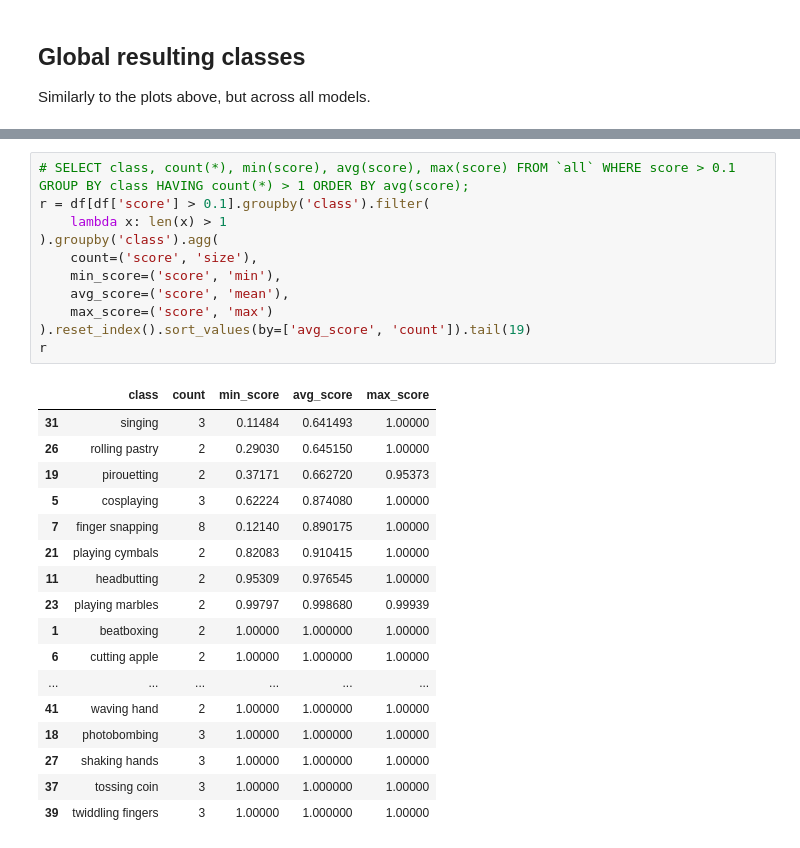
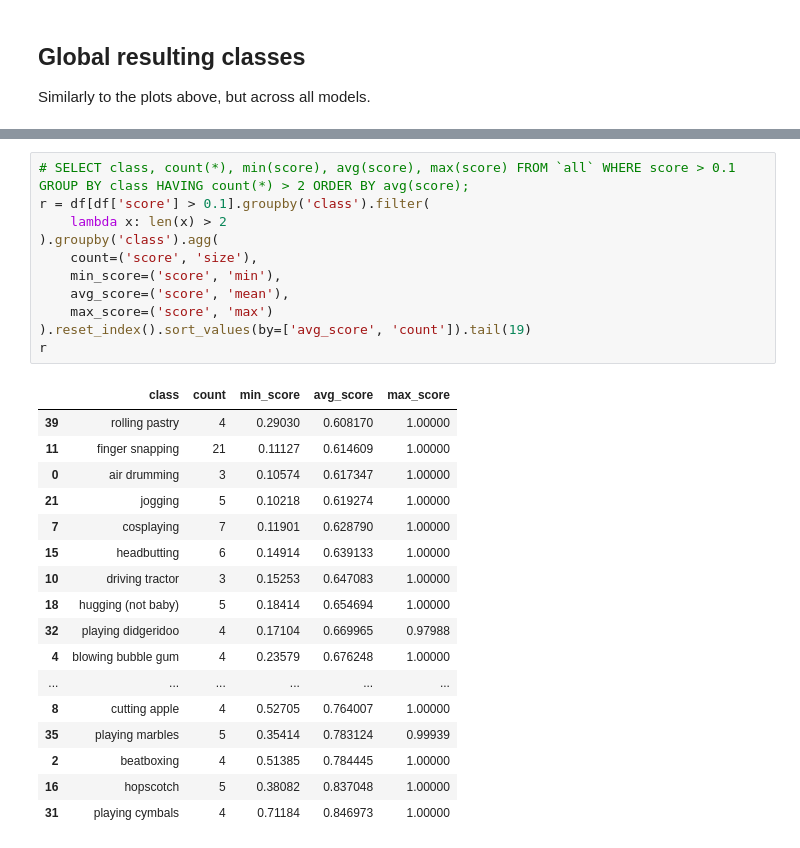
Before and after one commit to schallerala/unifr-master-ilids-alarms, a Jupyter notebook: results/movinet/all-classes-for-walk-with-ladder.ipynb, the cells around one changed output, grey strips where cells are left out. Drawn from its saved outputs; the diff is of its cells as text.

```diff
--- a/results/movinet/all-classes-for-walk-with-ladder.ipynb
+++ b/results/movinet/all-classes-for-walk-with-ladder.ipynb
@@ -188,32 +211,32 @@ fig.show()
 # %%
-# SELECT class, count(*), min(score), avg(score), max(score) FROM `all` WHERE score > 0.1 GROUP BY class HAVING count(*) > 1 ORDER BY avg(score);
+# SELECT class, count(*), min(score), avg(score), max(score) FROM `all` WHERE score > 0.1 GROUP BY class HAVING count(*) > 2 ORDER BY avg(score);
 r = df[df['score'] > 0.1].groupby('class').filter(
-    lambda x: len(x) > 1
+    lambda x: len(x) > 2
 ).groupby('class').agg(
     count=('score', 'size'),
     min_score=('score', 'min'),
     avg_score=('score', 'mean'),
     max_score=('score', 'max')
 ).reset_index().sort_values(by=['avg_score', 'count']).tail(19)
 r
 # %% [output]
 |  | class | count | min_score | avg_score | max_score |
-| 31 | singing | 3 | 0.11484 | 0.641493 | 1.00000 |
-| 26 | rolling pastry | 2 | 0.29030 | 0.645150 | 1.00000 |
-| 19 | pirouetting | 2 | 0.37171 | 0.662720 | 0.95373 |
-| 5 | cosplaying | 3 | 0.62224 | 0.874080 | 1.00000 |
-| 7 | finger snapping | 8 | 0.12140 | 0.890175 | 1.00000 |
-| 21 | playing cymbals | 2 | 0.82083 | 0.910415 | 1.00000 |
-| 11 | headbutting | 2 | 0.95309 | 0.976545 | 1.00000 |
-| 23 | playing marbles | 2 | 0.99797 | 0.998680 | 0.99939 |
-| 1 | beatboxing | 2 | 1.00000 | 1.000000 | 1.00000 |
-| 6 | cutting apple | 2 | 1.00000 | 1.000000 | 1.00000 |
+| 39 | rolling pastry | 4 | 0.29030 | 0.608170 | 1.00000 |
+| 11 | finger snapping | 21 | 0.11127 | 0.614609 | 1.00000 |
+| 0 | air drumming | 3 | 0.10574 | 0.617347 | 1.00000 |
+| 21 | jogging | 5 | 0.10218 | 0.619274 | 1.00000 |
+| 7 | cosplaying | 7 | 0.11901 | 0.628790 | 1.00000 |
+| 15 | headbutting | 6 | 0.14914 | 0.639133 | 1.00000 |
+| 10 | driving tractor | 3 | 0.15253 | 0.647083 | 1.00000 |
+| 18 | hugging (not baby) | 5 | 0.18414 | 0.654694 | 1.00000 |
+| 32 | playing didgeridoo | 4 | 0.17104 | 0.669965 | 0.97988 |
+| 4 | blowing bubble gum | 4 | 0.23579 | 0.676248 | 1.00000 |
 | ... | ... | ... | ... | ... | ... |
-| 41 | waving hand | 2 | 1.00000 | 1.000000 | 1.00000 |
-| 18 | photobombing | 3 | 1.00000 | 1.000000 | 1.00000 |
-| 27 | shaking hands | 3 | 1.00000 | 1.000000 | 1.00000 |
-| 37 | tossing coin | 3 | 1.00000 | 1.000000 | 1.00000 |
-| 39 | twiddling fingers | 3 | 1.00000 | 1.000000 | 1.00000 |
+| 8 | cutting apple | 4 | 0.52705 | 0.764007 | 1.00000 |
+| 35 | playing marbles | 5 | 0.35414 | 0.783124 | 0.99939 |
+| 2 | beatboxing | 4 | 0.51385 | 0.784445 | 1.00000 |
+| 16 | hopscotch | 5 | 0.38082 | 0.837048 | 1.00000 |
+| 31 | playing cymbals | 4 | 0.71184 | 0.846973 | 1.00000 |
 # %%
 plot_df = r.melt(id_vars=['class', 'count'], value_vars=['min_score', 'avg_score', 'max_score'])
 plot_df['x_label'] = plot_df['class']
```
Also changed, not shown: parts of 10 cells of this notebook, 28 other files.
